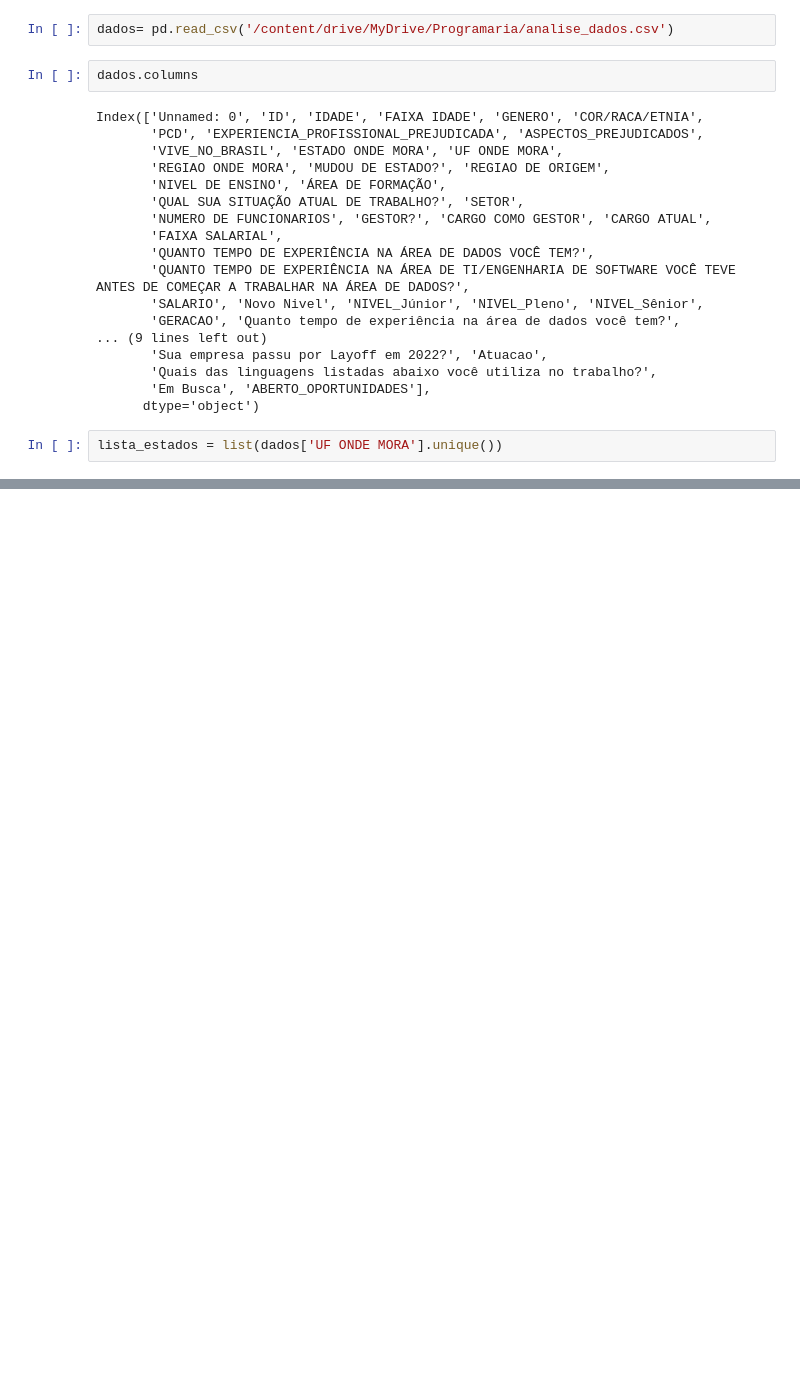
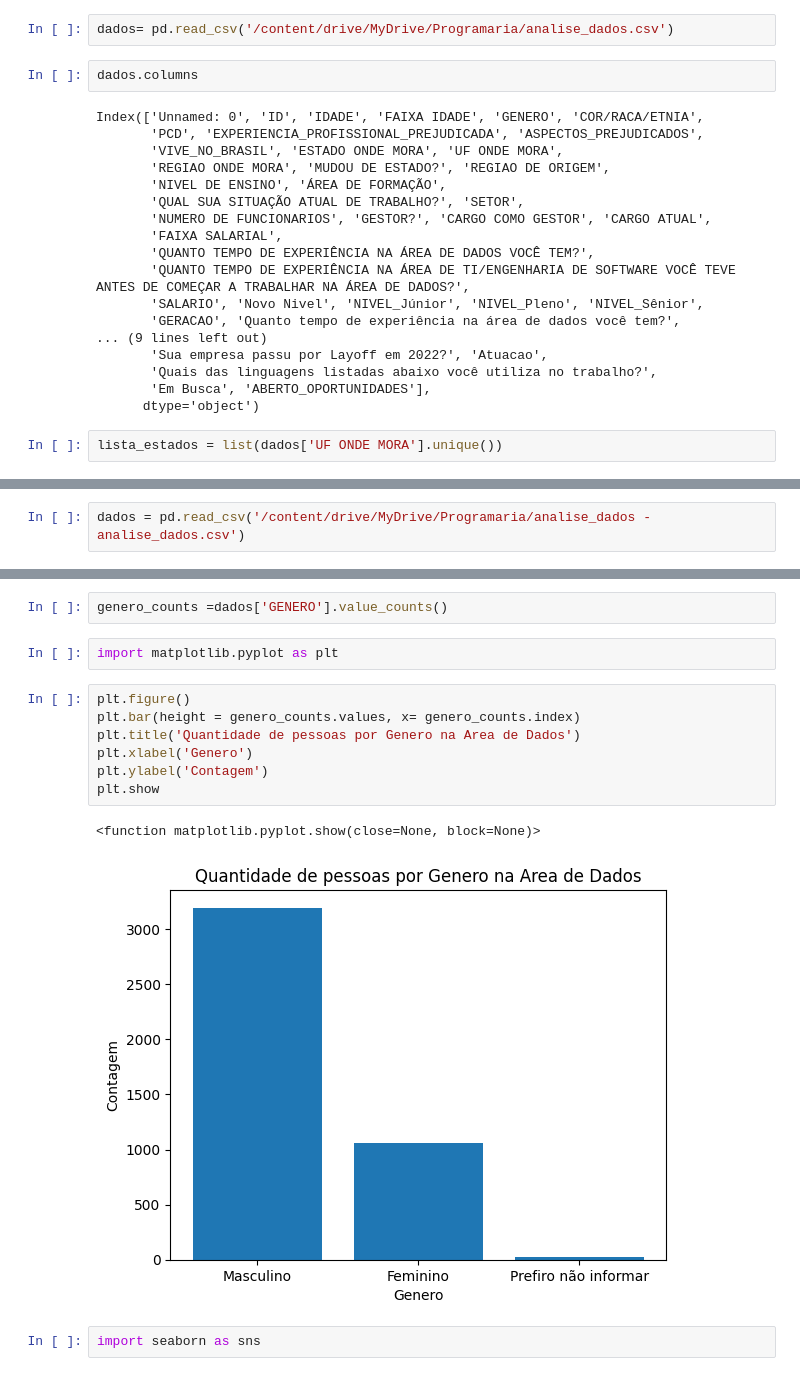
Before and after one commit to alinelima1909/Atividade-notas-dos-alunos_desafio1_python-colab, a Jupyter notebook: Dadosprogramaria13.ipynb, the cells around one changed output, grey strips where cells are left out. Drawn from its saved outputs; the diff is of its cells as text; blank space fills up the shorter version.

```diff
--- a/Dadosprogramaria13.ipynb
+++ b/Dadosprogramaria13.ipynb
@@ -180,0 +209,2 @@ lista_estados = list(dados['UF ONDE MORA'].unique())
+# %%
+dados = pd.read_csv('/content/drive/MyDrive/Programaria/analise_dados - analise_dados.csv')
@@ -180,0 +221,16 @@ lista_estados = list(dados['UF ONDE MORA'].unique())
+# %%
+genero_counts =dados['GENERO'].value_counts()
+# %%
+import matplotlib.pyplot as plt
+# %%
+plt.figure()
+plt.bar(height = genero_counts.values, x= genero_counts.index)
+plt.title('Quantidade de pessoas por Genero na Area de Dados')
+plt.xlabel('Genero')
+plt.ylabel('Contagem')
+plt.show
+# %% [output]
+<function matplotlib.pyplot.show(close=None, block=None)>
+[figure, added]
+# %%
+import seaborn as sns
```
Also changed, not shown: parts of 15 cells of this notebook.
